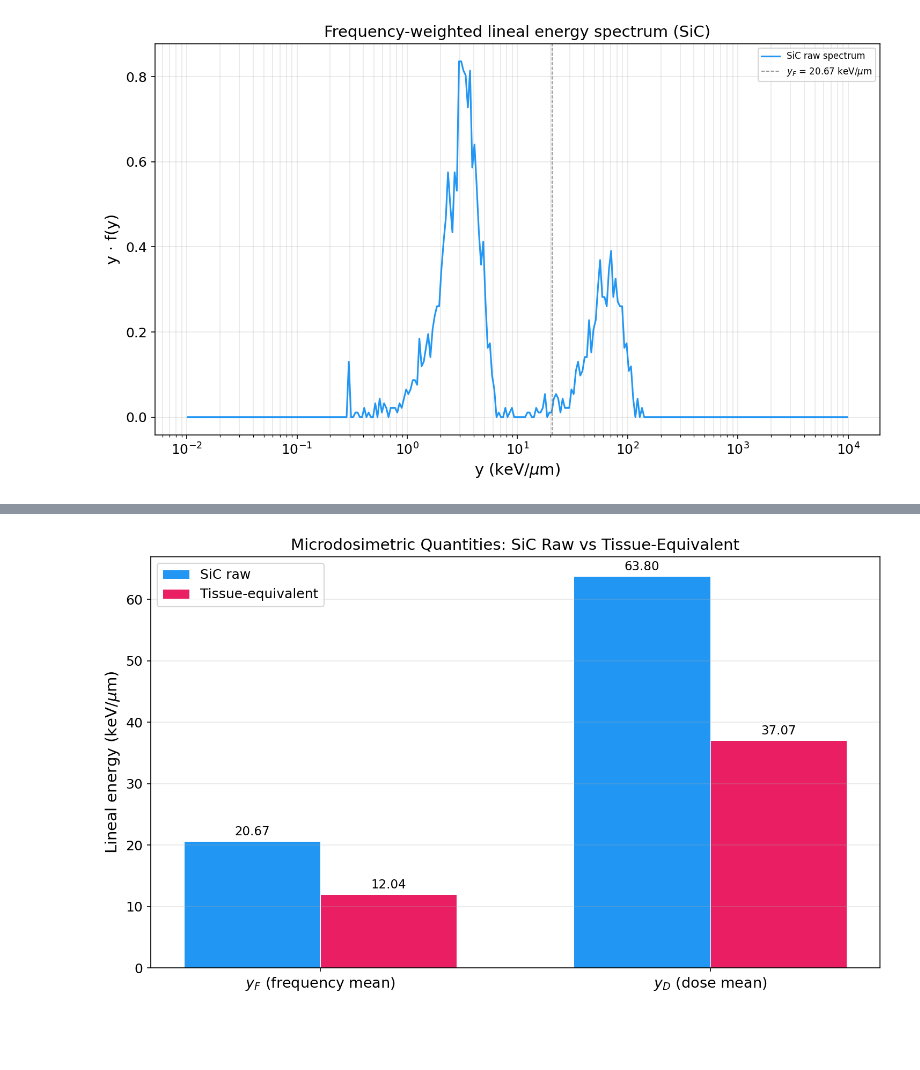
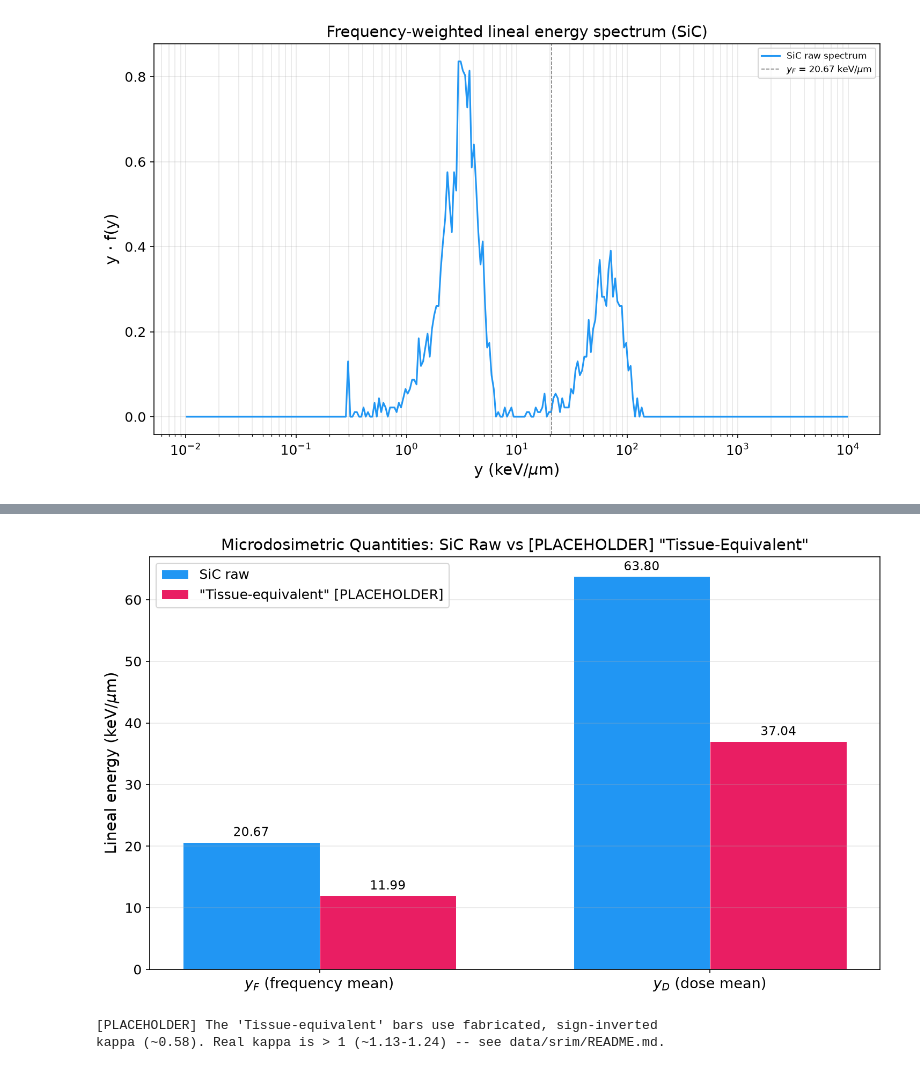
Before and after one commit to ngcex/sic-tcad-detector, a Jupyter notebook: notebooks/18_microdosimetric_spectra.ipynb, the cells around one changed output, grey strips where cells are left out. Cells and saved outputs as stored; diff of their text form; code cells hidden in the pictures; blank space fills up the shorter version.

```diff
--- a/notebooks/18_microdosimetric_spectra.ipynb
+++ b/notebooks/18_microdosimetric_spectra.ipynb
@@ -264,21 +276,28 @@ The stopping power data comes from:
 # %%
-# Compute energy-dependent kappa table from stopping power CSVs
+# [PLACEHOLDER PIPELINE ILLUSTRATION -- NOT REAL PHYSICS]
+# Real PSTAR/SRIM data is not yet available in this environment (see
+# data/srim/README.md). We explicitly opt into the fabricated, sign-inverted
+# legacy table (source='legacy_unsafe') solely to demonstrate the correction
+# pipeline mechanics below. The physically correct kappa is > 1 (~1.13-1.24);
+# these numbers are NOT that.
 kappa_table = compute_kappa_table(
     water_csv_path='data/stopping_power_water.csv',
     sic_csv_path='data/stopping_power_sic.csv',
+    source='legacy_unsafe',
 )
 
-print("Kappa Table (S_water / S_SiC)")
-print("=" * 50)
+print("[PLACEHOLDER] Kappa Table (S_water / S_SiC) -- FABRICATED, SIGN-INVERTED")
+print("=" * 65)
+print("  *** NOT REAL PHYSICS -- real kappa is > 1 (~1.13-1.24), see C-1 ***")
 print(f"  Energy points:   {len(kappa_table['energy_MeV'])}")
 print(f"  Energy range:    {kappa_table['energy_MeV'].min():.2f} -- "
       f"{kappa_table['energy_MeV'].max():.0f} MeV")
 print(f"  Kappa range:     {kappa_table['kappa'].min():.3f} -- "
-      f"{kappa_table['kappa'].max():.3f}")
-print(f"  Mean kappa:      {kappa_table['kappa'].mean():.3f}")
+      f"{kappa_table['kappa'].max():.3f}  [PLACEHOLDER, physically wrong sign]")
+print(f"  Mean kappa:      {kappa_table['kappa'].mean():.3f}  [PLACEHOLDER]")
 print(f"")
-print("  Sample values:")
+print("  Sample values (all PLACEHOLDER):")
 for i in range(0, len(kappa_table['energy_MeV']), 6):
     print(f"    E = {kappa_table['energy_MeV'][i]:8.2f} MeV  ->  "
-          f"kappa = {kappa_table['kappa'][i]:.4f}")
+          f"kappa = {kappa_table['kappa'][i]:.4f}  [PLACEHOLDER]")
 # %% [output]
@@ -451,39 +497,45 @@ Kappa range                    0.575 -- 0.587                         -
 # %%
-# Figure 4: Bar chart comparing y_F and y_D for SiC vs tissue-equivalent
+# [PLACEHOLDER PIPELINE ILLUSTRATION -- NOT REAL PHYSICS]
+# Figure 4: Bar chart comparing y_F and y_D for SiC vs the PLACEHOLDER
+# 'tissue-equivalent' values (fabricated, sign-inverted kappa; see Section 5).
 fig, ax = plt.subplots(figsize=(10, 6))
 
 x = np.arange(2)
 width = 0.35
 
 bar_sic = [spec_sic['y_F'], spec_sic['y_D']]
 bar_tissue = [spec_tissue['y_F'], spec_tissue['y_D']]
 
 bars1 = ax.bar(x - width/2, bar_sic, width, label='SiC raw',
                color='#2196F3', edgecolor='white', linewidth=0.5)
-bars2 = ax.bar(x + width/2, bar_tissue, width, label='Tissue-equivalent',
+bars2 = ax.bar(x + width/2, bar_tissue, width, label='"Tissue-equivalent" [PLACEHOLDER]',
                color='#E91E63', edgecolor='white', linewidth=0.5)
 
 # Add value labels on bars
 for bar in bars1:
     height = bar.get_height()
     ax.text(bar.get_x() + bar.get_width()/2., height + 0.5,
             f'{height:.2f}', ha='center', va='bottom', fontsize=11)
 for bar in bars2:
     height = bar.get_height()
     ax.text(bar.get_x() + bar.get_width()/2., height + 0.5,
             f'{height:.2f}', ha='center', va='bottom', fontsize=11)
 
 ax.set_xticks(x)
 ax.set_xticklabels(['$y_F$ (frequency mean)', '$y_D$ (dose mean)'], fontsize=13)
 ax.set_ylabel('Lineal energy (keV/$\mu$m)')
-ax.set_title('Microdosimetric Quantities: SiC Raw vs Tissue-Equivalent')
+ax.set_title('Microdosimetric Quantities: SiC Raw vs [PLACEHOLDER] "Tissue-Equivalent"')
 ax.legend(fontsize=12)
 ax.grid(True, alpha=0.3, axis='y')
 
 plt.tight_layout()
 plt.show()
+print("[PLACEHOLDER] The 'Tissue-equivalent' bars use fabricated, sign-inverted")
+print("kappa (~0.58). Real kappa is > 1 (~1.13-1.24) -- see data/srim/README.md.")
 # %% [output]
-[figure, old version]
+[figure, new version]
+[PLACEHOLDER] The 'Tissue-equivalent' bars use fabricated, sign-inverted
+kappa (~0.58). Real kappa is > 1 (~1.13-1.24) -- see data/srim/README.md.
 # %% [markdown]
 ## 8. Conclusions
 
```
Also changed, not shown: parts of 10 cells of this notebook, 14 other files.
